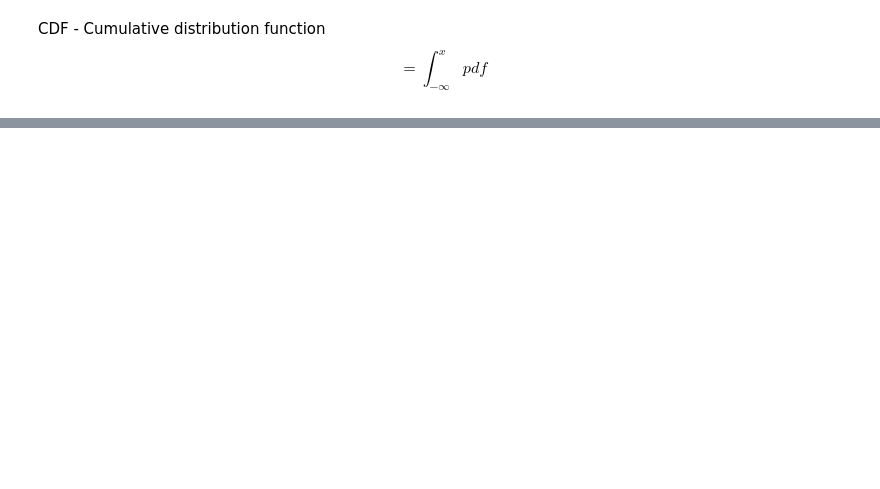
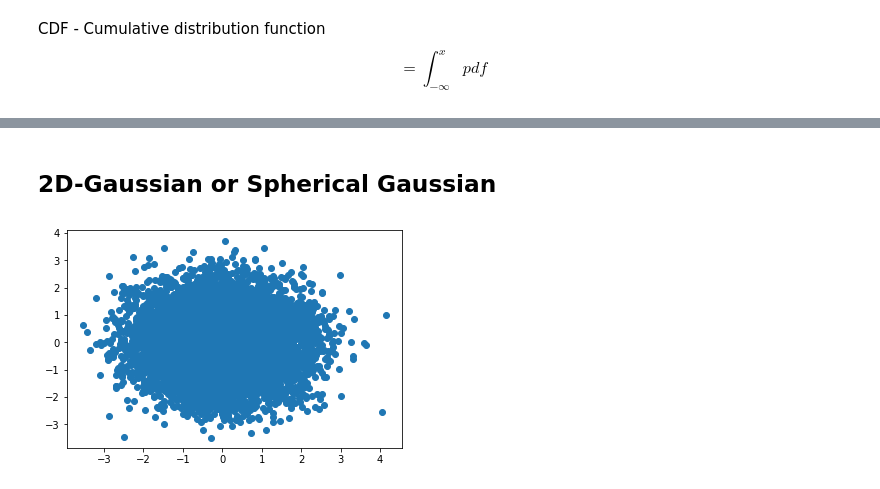
Before and after one commit to hhau01/deep-learning-prereqs, a Jupyter notebook: scipy/1-gaussian-pdf-cdf.ipynb, the cells around one changed output, grey strips where cells are left out. Saved outputs shown, nothing was run; the diff lists cells and outputs as text; code cells hidden in the pictures; blank space fills up the shorter version.

```diff
--- a/scipy/1-gaussian-pdf-cdf.ipynb
+++ b/scipy/1-gaussian-pdf-cdf.ipynb
@@ -67,0 +75,9 @@ plt.show()
+# %% [markdown]
+## 2D-Gaussian or Spherical Gaussian
+# %%
+r = np.random.randn(10000, 2)
+
+plt.scatter(r[:,0], r[:,1])
+plt.show()
+# %% [output]
+[figure, added]
```
Also changed, not shown: parts of 8 cells of this notebook, 2 other files.
